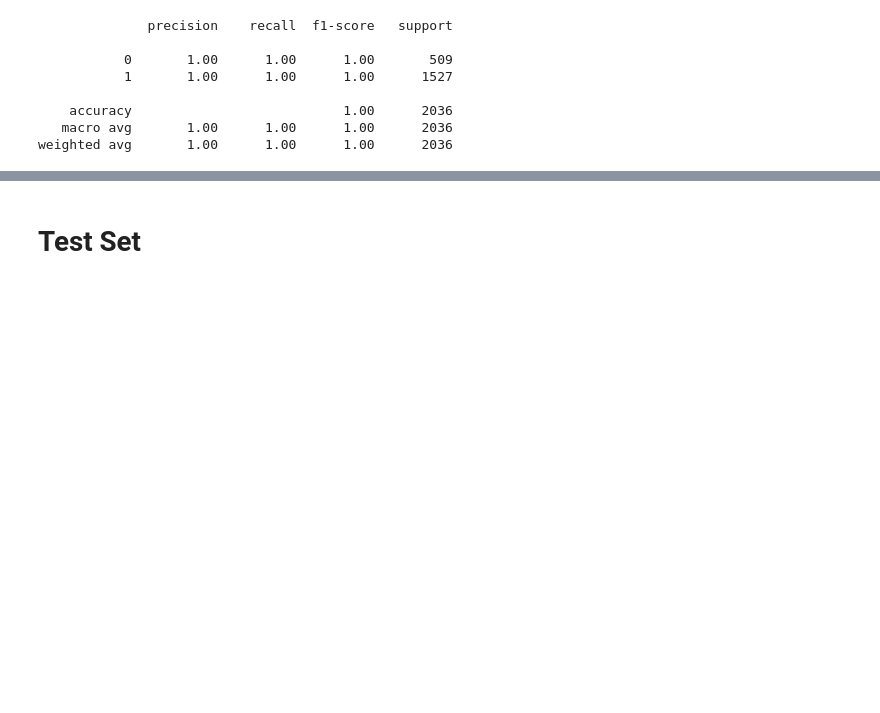
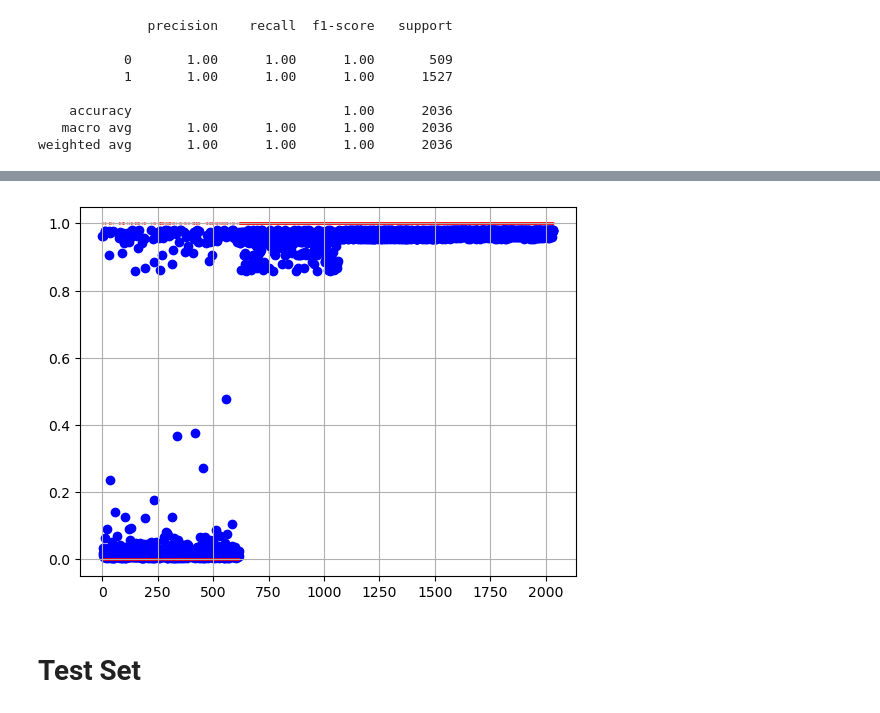
Before and after one commit to DylanZammit/kaggle-ICR---Identifying-Age-Related-Conditions, a Jupyter notebook: age-related-conditions.ipynb, the cells around one changed output, grey strips where cells are left out. Saved outputs shown, nothing was run; the diff lists cells and outputs as text; code cells hidden in the pictures; blank space fills up the shorter version.

```diff
--- a/age-related-conditions.ipynb
+++ b/age-related-conditions.ipynb
@@ -540,5 +556,12 @@ Bal Log Loss:  0.0048
 [[ 509    0]
  [   0 1527]]
+# %%
+plt.scatter(x=range(len(y_pred)), y=y_pred, color='b')
+plt.scatter(x=range(len(y)), y=y, color='r', s=0.1)
+plt.grid()
+plt.show()
+# %% [output]
+[figure, added]
 # %% [markdown]
 # Test Set
 # %%
```
Also changed, not shown: parts of 9 cells of this notebook.
